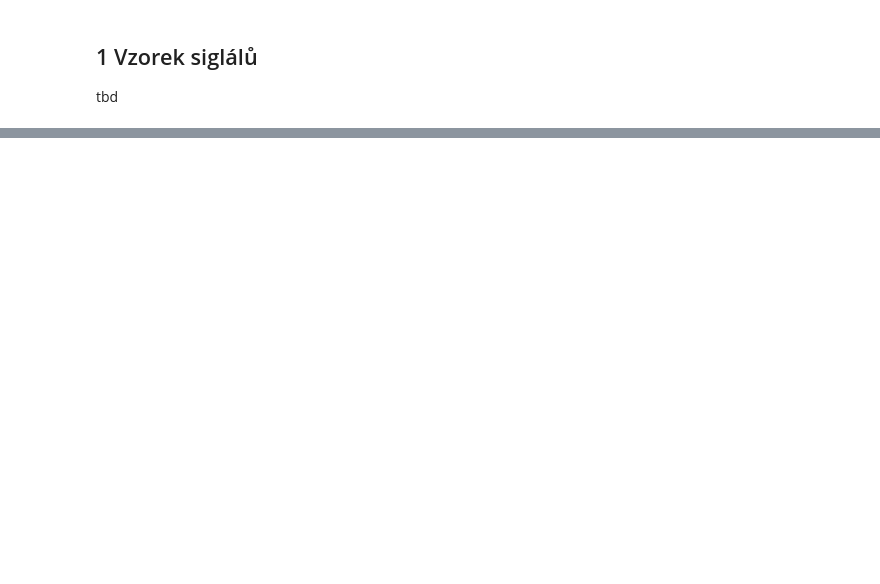
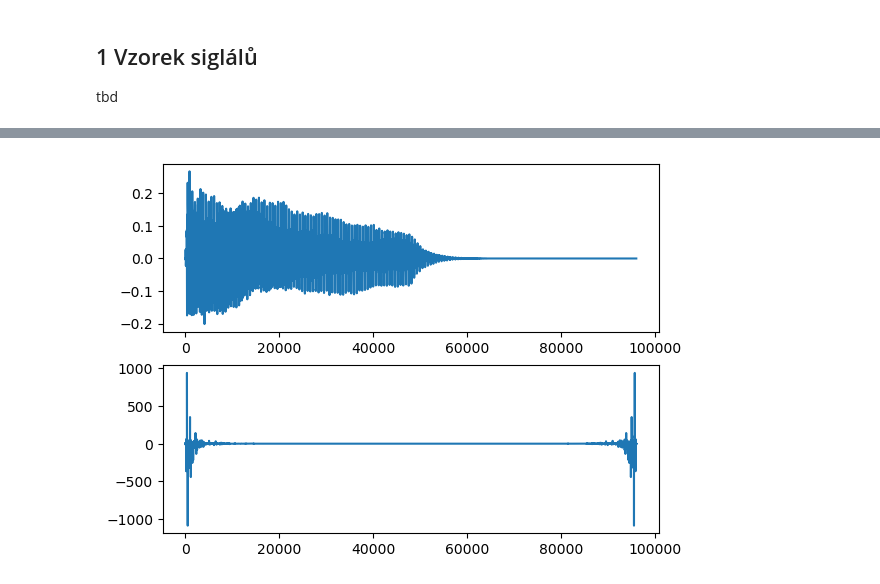
Before and after one commit to jirmusovic/Signaly-a-systemy, a Jupyter notebook: py/proj.ipynb, the cells around one changed output, grey strips where cells are left out. Saved outputs shown, nothing was run; the diff lists cells and outputs as text; code cells hidden in the pictures; blank space fills up the shorter version.

```diff
--- a/py/proj.ipynb
+++ b/py/proj.ipynb
@@ -59,2 +59,18 @@ plt.show()
 [figure]
 [figure]
+# %%
+tone, Fs = sf.read("klavir.wav")
+plt.figure()
+plt.subplot(211)
+num = 40
+midi = 24
+sample = 2*Fs
+tmp = sample * (num - midi)
+wave = tone[tmp : tmp + sample]
+plt.plot(wave)
+plt.subplot(212)
+dft = np.fft.fft(wave)
+plt.plot(dft)
+plt.show()
+# %% [output]
+[figure, added]
```
Also changed, not shown: parts of 1 cell of this notebook, 1 other file.
